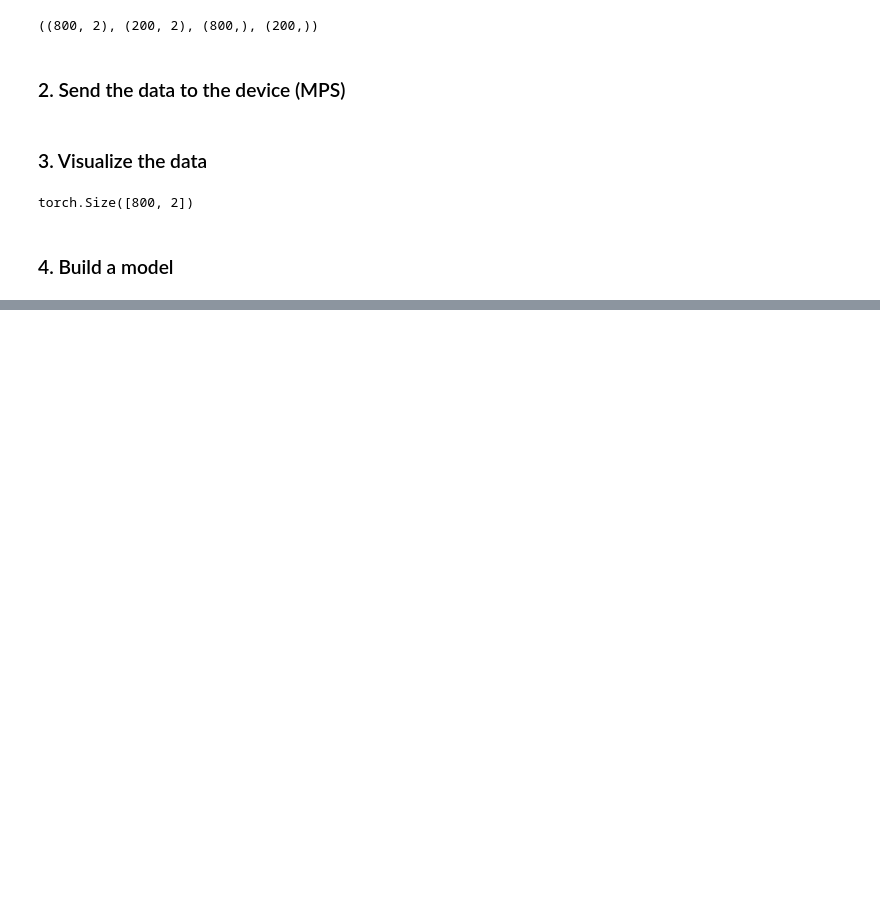
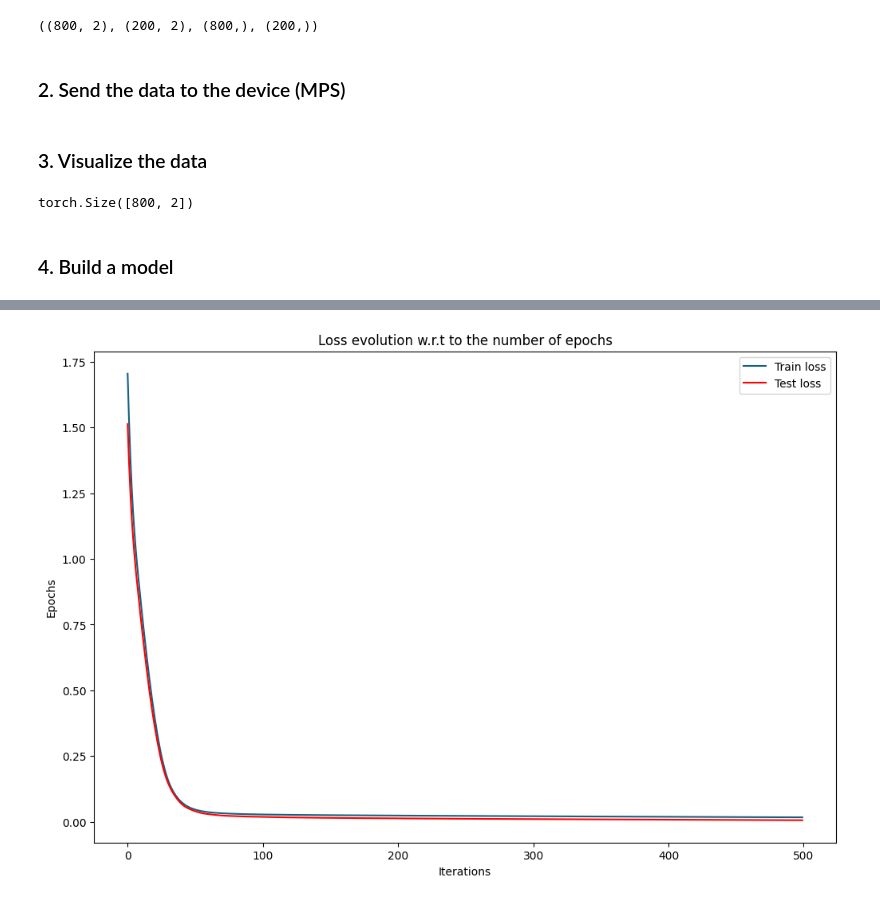
Before and after one commit to maxcol01/PyTorch_ZTM, a Jupyter notebook: Learning_PyTorch/02_PyTroch_Classification.ipynb, the cells around one changed output, grey strips where cells are left out. Cells and saved outputs as stored; diff of their text form; code cells hidden in the pictures; blank space fills up the shorter version.

```diff
--- a/Learning_PyTorch/02_PyTroch_Classification.ipynb
+++ b/Learning_PyTorch/02_PyTroch_Classification.ipynb
@@ -396,0 +397,29 @@ Non-trainable params: 0
+# %%
+optimizer = torch.optim.Adam(lr=0.001, params=model2.parameters())
+criterion = torch.nn.CrossEntropyLoss()
+# %%
+train_losses = []
+test_losses = []
+# %%
+epochs = 500
+for epoch in range(epochs):
+    # model in training mode
+    model2.train()
+    # make a prediction
+    preds_train = model2(X_train_ten2)
+    # calculate the loss
+    loss_train = criterion(preds_train, y_train_ten2)
+    # set zero grad
+    optimizer.zero_grad()
+    loss_train.backward()
+    optimizer.step()
+
+    # EVAL LOOP
+    model2.eval()
+    with torch.inference_mode():
+        preds_test = model2(X_test_ten2)
+        loss_test = criterion(preds_test, y_test_ten2)
+    if epoch % 20 == 0:
+        print(f"Epoch: {epoch} | Train Loss: {loss_train} | Test Loss: {loss_test}")
+    train_losses.append(loss_train)
+    test_losses.append(loss_test)
@@ -396,0 +444,14 @@ Non-trainable params: 0
+# %%
+train_losses = [item.detach().cpu().numpy().item() for item in train_losses]
+test_losses = [item.detach().cpu().numpy().item() for item in test_losses]
+# %%
+fig, ax = plt.subplots(figsize=(12,8))
+ax.plot(train_losses, color="#155F82")
+ax.plot(test_losses, color="red")
+ax.legend(["Train loss", "Test loss"])
+ax.set_title("Loss evolution w.r.t to the number of epochs")
+ax.set_ylabel("Epochs")
+ax.set_xlabel("Iterations")
+plt.show()
+# %% [output]
+[figure, added]
```
Also changed, not shown: parts of 8 cells of this notebook.
